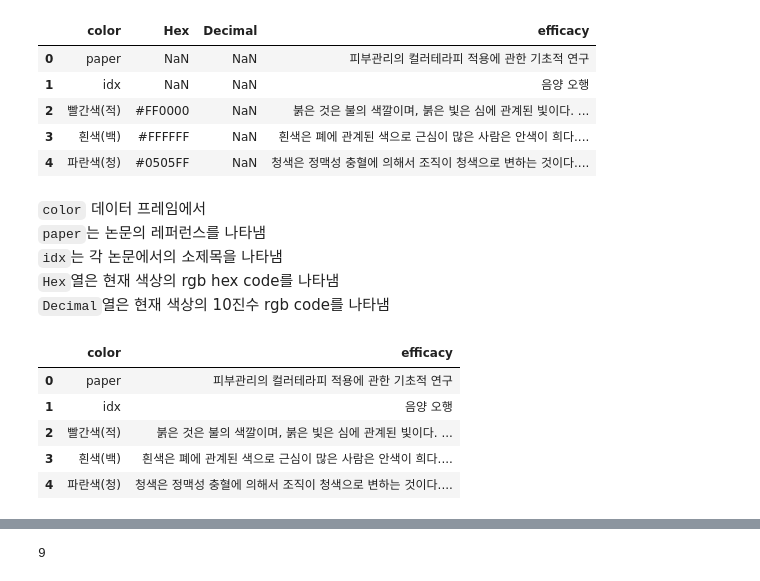
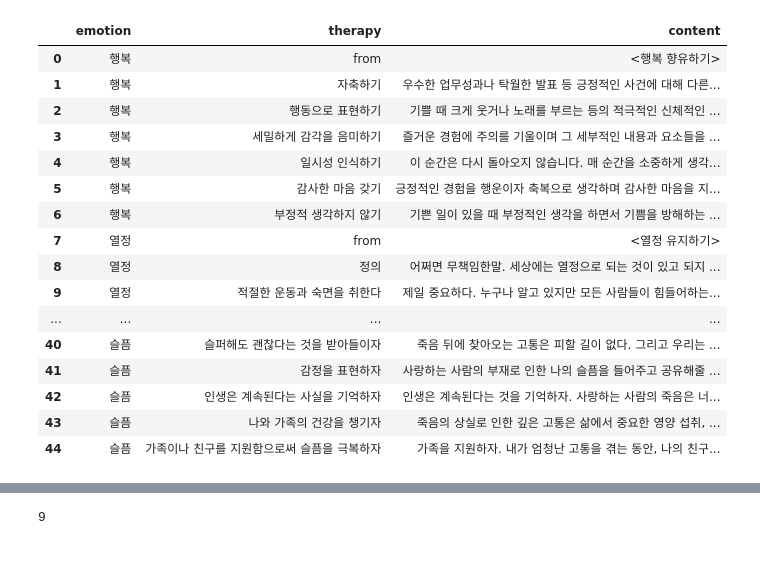
Before and after one commit to sigongjoa/emotion_thearpy, a Jupyter notebook: check_emtion_data.ipynb, the cells around one changed output, grey strips where cells are left out. Saved outputs shown, nothing was run; the diff lists cells and outputs as text; code cells hidden in the pictures.

```diff
--- a/check_emtion_data.ipynb
+++ b/check_emtion_data.ipynb
@@ -4,25 +12,21 @@ import numpy as np
 # %%
-data = pd.read_csv("color therapy.csv")
-data.head()
+data = pd.read_excel("data.xlsx")
+data.head(50)
 # %% [output]
-|  | color | Hex | Decimal | efficacy |
-| 0 | paper | NaN | NaN | 피부관리의 컬러테라피 적용에 관한 기초적 연구 |
-| 1 | idx | NaN | NaN | 음양 오행 |
-| 2 | 빨간색(적) | #FF0000 | NaN | 붉은 것은 불의 색깔이며, 붉은 빛은 심에 관계된 빛이다. ... |
-| 3 | 흰색(백) | #FFFFFF | NaN | 흰색은 폐에 관계된 색으로 근심이 많은 사람은 안색이 희다.... |
-| 4 | 파란색(청) | #0505FF | NaN | 청색은 정맥성 충혈에 의해서 조직이 청색으로 변하는 것이다.... |
+|  | emotion | therapy | content |
+| 0 | 행복 | from | <행복 향유하기> |
+| 1 | 행복 | 자축하기 | 우수한 업무성과나 탁월한 발표 등 긍정적인 사건에 대해 다른... |
+| 2 | 행복 | 행동으로 표현하기 | 기쁠 때 크게 웃거나 노래를 부르는 등의 적극적인 신체적인 ... |
+| 3 | 행복 | 세밀하게 감각을 음미하기 | 즐거운 경험에 주의를 기울이며 그 세부적인 내용과 요소들을 ... |
+| 4 | 행복 | 일시성 인식하기 | 이 순간은 다시 돌아오지 않습니다. 매 순간을 소중하게 생각... |
+| 5 | 행복 | 감사한 마음 갖기 | 긍정적인 경험을 행운이자 축복으로 생각하며 감사한 마음을 지... |
+| 6 | 행복 | 부정적 생각하지 않기 | 기쁜 일이 있을 때 부정적인 생각을 하면서 기쁨을 방해하는 ... |
+| 7 | 열정 | from | <열정 유지하기> |
+| 8 | 열정 | 정의 | 어쩌면 무책임한말. 세상에는 열정으로 되는 것이 있고 되지 ... |
+| 9 | 열정 | 적절한 운동과 숙면을 취한다 | 제일 중요하다. 누구나 알고 있지만 모든 사람들이 힘들어하는... |
+| ... | ... | ... | ... |
+| 40 | 슬픔 | 슬퍼해도 괜찮다는 것을 받아들이자 | 죽음 뒤에 찾아오는 고통은 피할 길이 없다. 그리고 우리는 ... |
+| 41 | 슬픔 | 감정을 표현하자 | 사랑하는 사람의 부재로 인한 나의 슬픔을 들어주고 공유해줄 ... |
+| 42 | 슬픔 | 인생은 계속된다는 사실을 기억하자 | 인생은 계속된다는 것을 기억하자. 사랑하는 사람의 죽음은 너... |
+| 43 | 슬픔 | 나와 가족의 건강을 챙기자 | 죽음의 상실로 인한 깊은 고통은 삶에서 중요한 영양 섭취, ... |
+| 44 | 슬픔 | 가족이나 친구를 지원함으로써 슬픔을 극복하자 | 가족을 지원하자. 내가 엄청난 고통을 겪는 동안, 나의 친구... |
-# %% [markdown]
-`color` 데이터 프레임에서
-`paper`는 논문의 레퍼런스를 나타냄
-`idx`는 각 논문에서의 소제목을 나타냄
-`Hex`열은 현재 색상의 rgb hex code를 나타냄
-`Decimal`열은 현재 색상의 10진수 rgb code를 나타냄
-# %%
-data[['color', 'efficacy']].head()
-# %% [output]
-|  | color | efficacy |
-| 0 | paper | 피부관리의 컬러테라피 적용에 관한 기초적 연구 |
-| 1 | idx | 음양 오행 |
-| 2 | 빨간색(적) | 붉은 것은 불의 색깔이며, 붉은 빛은 심에 관계된 빛이다. ... |
-| 3 | 흰색(백) | 흰색은 폐에 관계된 색으로 근심이 많은 사람은 안색이 희다.... |
-| 4 | 파란색(청) | 청색은 정맥성 충혈에 의해서 조직이 청색으로 변하는 것이다.... |
```
Also changed, not shown: parts of 10 cells of this notebook.
